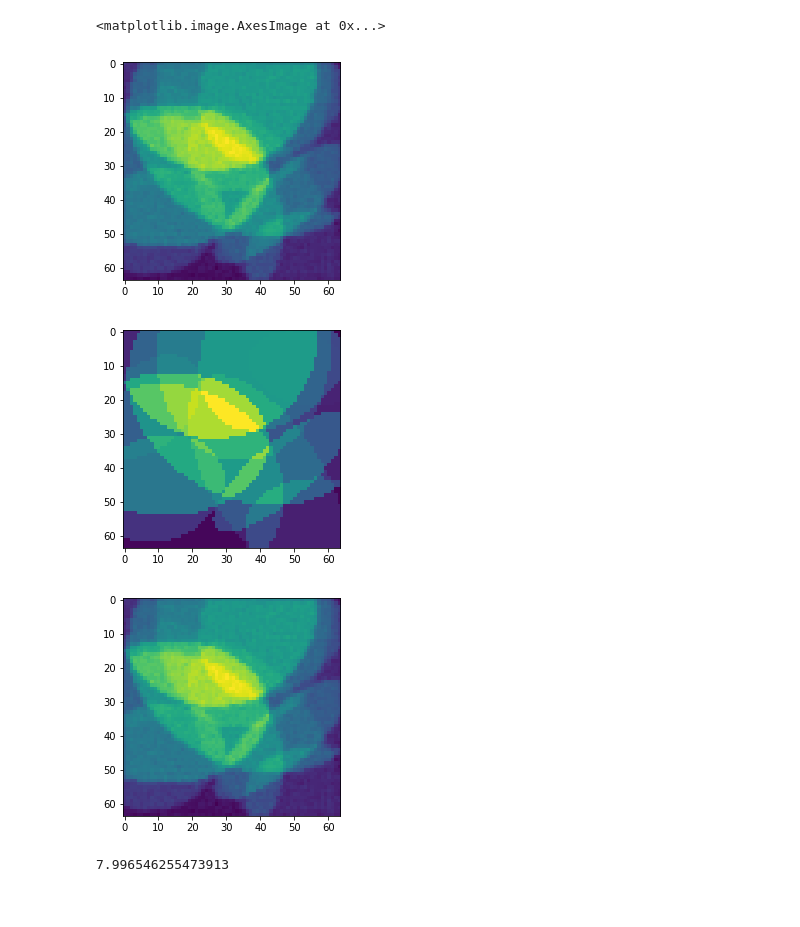
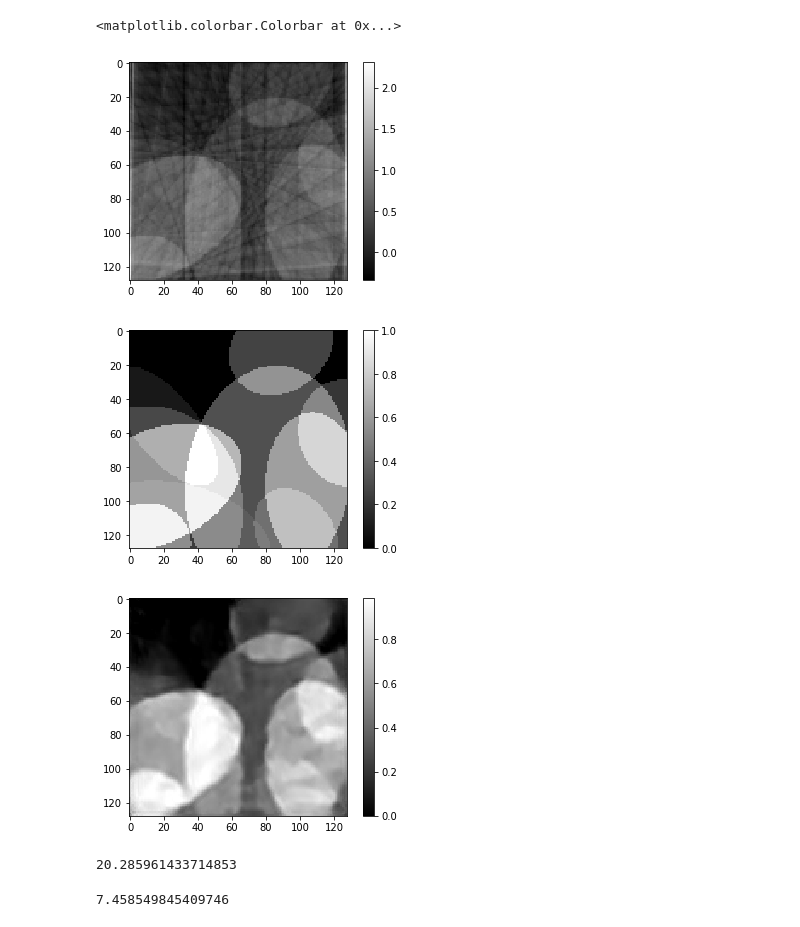
Before and after one commit to kvarun95/fbpconvnet, a Jupyter notebook: src/train.ipynb, the cells around one changed output. Drawn from its saved outputs; the diff is of its cells as text; code cells hidden in the pictures.

```diff
--- a/src/train.ipynb
+++ b/src/train.ipynb
@@ -9,5 +10,5 @@ from train import *
 # %%
 fbpcnn = fbpconvnet()
 
-X_train, X_test, E_train, E_test = load_dataset('ellipses')
+X_train, X_test, E_train, E_test = load_dataset(100, 5, which='ellipses')
 # %%
@@ -20,8 +21,12 @@ plt.figure(2);plt.imshow(E_train[2,:,:,0])
 # %%
-fbpcnn.compile(optimizer=tf.train.AdamOptimizer(),
-              loss=euclidean_loss,
-              metrics=[euclidean_loss])
+fbpcnn.compile(optimizer=tf.train.AdamOptimizer(learning_rate=0.001),
+              loss='mean_squared_error',#euclidean_loss,
+              metrics=['mean_squared_error'])
+#               metrics=[euclidean_loss])
 fbpcnn.fit(X_train, E_train,
           batch_size=1,
-          epochs=20)
+          epochs=200)
+duration = 1000  # millisecond
+freq = 440  # Hz
+winsound.Beep(freq, duration)
 # %% [output]
@@ -52,14 +57,21 @@ print(test_loss, test_acc)
 # %%
-X_recon = fbpcnn.predict(X_train)
-plt.figure(1);plt.imshow(X_train[2,:,:,0])
-plt.figure(2);plt.imshow(E_train[2,:,:,0])
-plt.figure(3);plt.imshow(X_recon[2,:,:,0])
+X_recon = fbpcnn.predict(X_test)
+plt.figure(1);plt.imshow(X_test[0,:,:,0], cmap='gray');plt.colorbar()
+plt.figure(2);plt.imshow(E_test[0,:,:,0], cmap='gray');plt.colorbar()
+plt.figure(3);plt.imshow(X_recon[0,:,:,0], cmap='gray');plt.colorbar()
+
+# X_recon_edit = (X_recon-1.5)*(X_recon>=1.5)
+# plt.figure(3);plt.imshow(X_recon_edit[1,:,:,0], cmap='gray');plt.colorbar()
 # %% [output]
-<matplotlib.image.AxesImage at 0x...>
+<matplotlib.colorbar.Colorbar at 0x...>
-[figure, old version]
+[figure, new version]
-[figure, old version]
+[figure, new version]
-[figure, old version]
+[figure, new version]
+# %%
+la.norm(E_test[0,:,:,0].flatten() - X_test[0,:,:,0].flatten())
+# %% [output]
+20.285961433714853
 # %%
-la.norm(E_train[2,:,:,0].flatten() - X_recon[2,:,:,0].flatten())
+la.norm(E_test[0,:,:,0].flatten() - X_recon[0,:,:,0].flatten())
 # %% [output]
-7.996546255473913
+7.458549845409746
```
Also changed, not shown: parts of 10 cells of this notebook.
